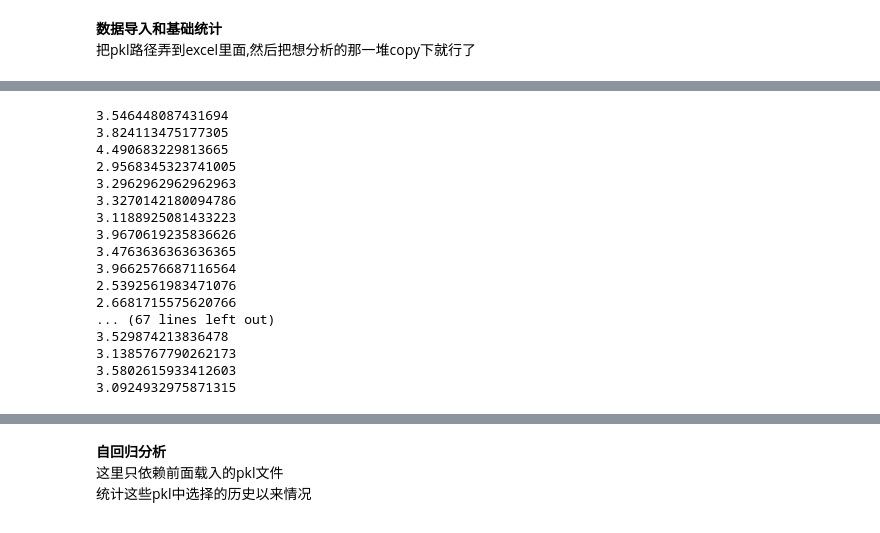
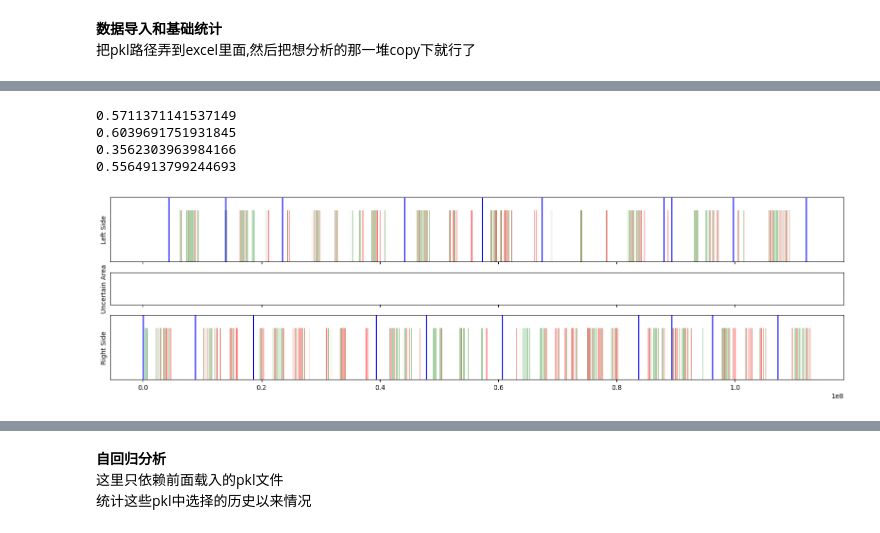
Before and after one commit to zyyk78/Beh_Ana, a Jupyter notebook: analysis.ipynb, the cells around one changed output, grey strips where cells are left out. Drawn from its saved outputs; the diff is of its cells as text; code cells hidden in the pictures.

```diff
--- a/analysis.ipynb
+++ b/analysis.ipynb
@@ -156,5 +89,17 @@ print(matches)
 # %%
-#new
+# 从剪贴板读取Excel复制的数据（自动检测分隔符）
+# df = pd.read_clipboard(header=None)
+# 转换为列表（每行一个子列表）
+# matches = df.values.tolist()
+
+df = """
+/home/zyyk78/HDD/zyyk78/MPtest/G01/20251023T9_00.pkl
+/home/zyyk78/HDD/zyyk78/MPtest/G03/20251023T9_00.pkl
+/home/zyyk78/HDD/zyyk78/MPtest/G04/20251023T9_00.pkl
+/home/zyyk78/HDD/zyyk78/MPtest/G02/20251023T9_00.pkl
+""".strip()  # strip()去除首尾空行
+matches = [[path.strip()] for path in df.split("\n")]
+
 data_collect = []
 for pkl_path in matches:
     with open(pkl_path[0],"rb") as pkl_f:
@@ -165,11 +110,12 @@ for pkl_path in matches:
         date_info=os.path.basename(pkl_path[0])
         date_info=str.split(date_info,'_')[0]
 
-        tot_rew = tca_auc = log_lr = tot_acc = lrn_auc = avg_licks_after_reward = avg_licks_after_noreward = 0
+        tot_rew = tca_auc = cc_auc = log_lr = tot_acc = lrn_auc = avg_licks_after_reward = avg_licks_after_noreward = 0
 
         try:
             _,_,tot_rew=behave_ana.reward_rate(Event)
             tca_auc = behave_ana.cumulative_attempt_auc(eve_list)
+            cc_auc = cumulative_correct_auc(eve_list)
             log_lr = behave_ana.log_lr(eve_list)
         except:
             pass
@@ -200,6 +146,7 @@ for pkl_path in matches:
             'tot_acc':tot_acc,
             'lrn_auc' : lrn_auc,
             'tca_auc' :tca_auc,
+            'cc_auc':cc_auc,
             'log_lr' : log_lr,
             'eve_list':eve_list,
             'avg_licks_after_reward':avg_licks_after_reward,
@@ -210,25 +157,12 @@ for pkl_path in matches:
 # %%
 #两项简单的统计参数:tot_rew,tot_acc等参数,需要看哪个就打印出来
 for data in data_collect:
-    print(data['avg_licks_after_noreward'])
+    print(data['lrn_auc'],average(data['lrn_auc']))
 # %% [output]
-3.546448087431694
-3.824113475177305
-4.490683229813665
-2.9568345323741005
-3.2962962962962963
-3.3270142180094786
-3.1188925081433223
-3.9670619235836626
-3.4763636363636365
-3.9662576687116564
-2.5392561983471076
-2.6681715575620766
-... (67 lines left out)
-3.529874213836478
-3.1385767790262173
-3.5802615933412603
-3.0924932975871315
+0.5711371141537149
+0.6039691751931845
+0.3562303963984166
+0.5564913799244693
 # %%
 A_sl=[]
 A_err=[]
@@ -249,34 +183,34 @@ for data in data_collect:
 #同样, A_sl/A_err 和 A_lick_rate 需要那个打印哪个
 for i in A_lick_rate:
     print(i)
+# %%
+Evnet_idx = 2
+pkl_path = matches[Evnet_idx]
+with open(pkl_path[0],"rb") as pkl_f:
+    Event=pickle.load(pkl_f)
+eve_list = data_collect[Evnet_idx]['eve_list']
 # %%
 import seaborn as sns
 import matplotlib.pyplot as plt
-
-# 从剪贴板读取Excel复制的数据（自动检测分隔符）
-df = pd.read_clipboard(header=None)
-# 转换为列表（每行一个子列表）
-data_list = df.values.tolist()
-data_0 = data_list[0]
-with open(data_0[0],"rb") as pkl_f:
-    Event=pickle.load(pkl_f)
 
 fig, (ax1, ax1_5, ax2) = plt.subplots(3, 1, figsize=(20, 5),
                                    gridspec_kw={'height_ratios': [2 , 1 , 2]},sharex=True,)
 sns.rugplot(Event['SlnL']['Time_S'] , ax=ax1, height=0.8, linewidth=0.5, color='green',alpha=0.5)
 sns.rugplot(Event['SlnR']['Time_S'] , ax=ax2, height=0.8, linewidth=0.5, color='green',alpha=0.5)
 sns.rugplot(Event['ROmL']['Time_S'] , ax=ax1, height=0.8, linewidth=0.5, color='red',alpha=0.5)
 sns.rugplot(Event['ROmR']['Time_S'] , ax=ax2, height=0.8, linewidth=0.5, color='red',alpha=0.5)
 sns.rugplot(Event['ModL']['Time_S'] , ax=ax1, height=1, linewidth=1.5, color='blue')
 sns.rugplot(Event['ModR']['Time_S'] , ax=ax2, height=1, linewidth=1.5, color='blue')
 
 if 'Blackhole' in Event:
     for i in range(len(Event['Blackhole']['Time_S'])):
         ax1_5.fill_betweenx(y=[-0.5, 0.5], x1 = Event['Blackhole']['Time_S'][i], x2=Event['Blackhole']['Time_E'][i],color='red')
 ax1.set_yticks([])
 ax1.set_ylabel('Left Side')
 ax2.set_yticks([])
 ax2.set_ylabel('Right Side')
 ax1_5.set_yticks([])
 ax1_5.set_ylabel('Uncertain Area')
 plt.show()
+# %% [output]
+[figure, added]
```
Also changed, not shown: parts of 7 cells of this notebook, 5 other files.
